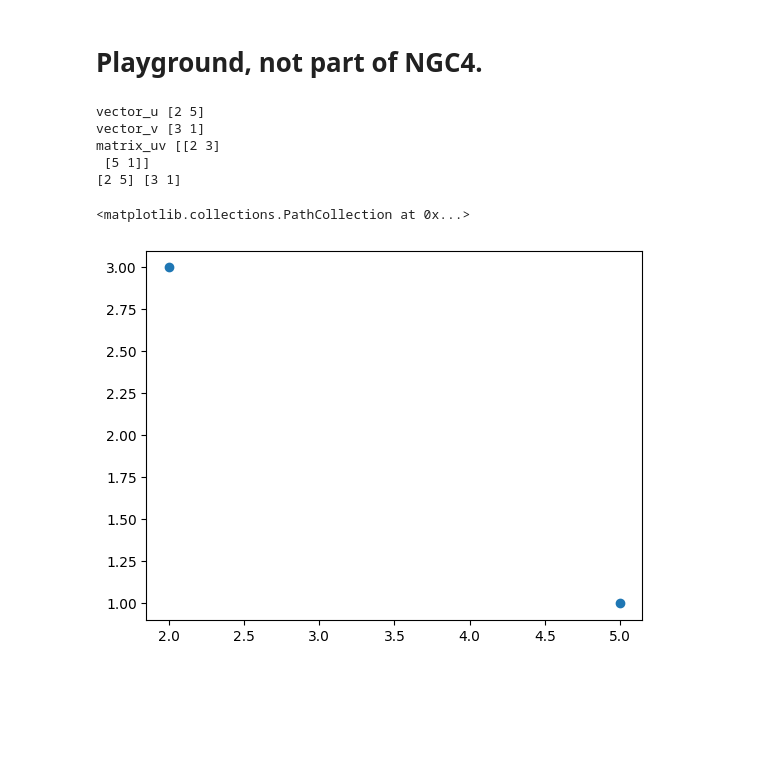
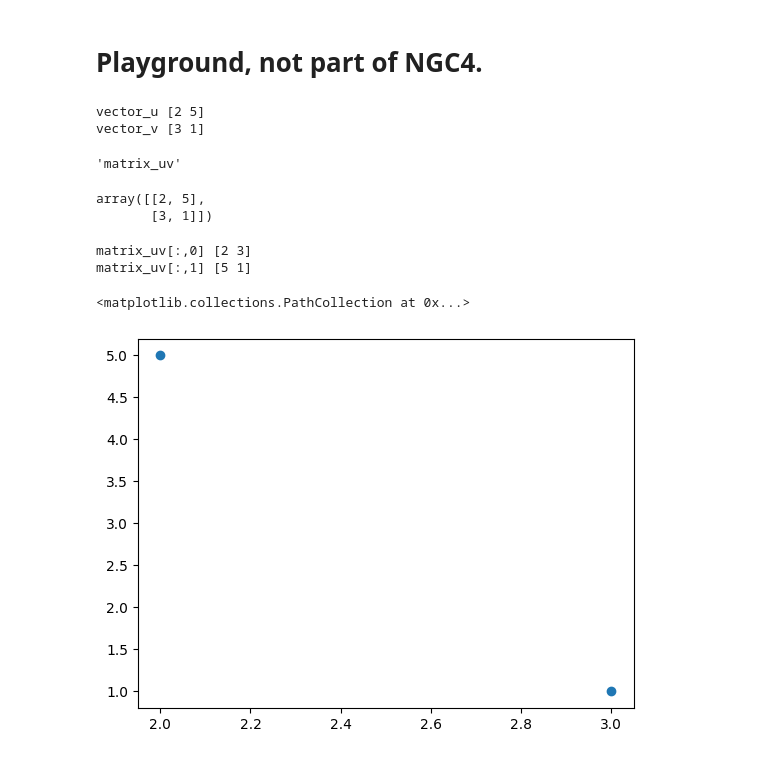
Before and after one commit to jasonrichdarmawan/hacktiv8-ftds-fase0, a Jupyter notebook: week02_day01/h8dsft_Linear_Algebra1/h8dsft_Linear_Algebra1.ipynb, the cells around one changed output. Drawn from its saved outputs; the diff is of its cells as text; code cells hidden in the pictures; blank space fills up the shorter version.

```diff
--- a/week02_day01/h8dsft_Linear_Algebra1/h8dsft_Linear_Algebra1.ipynb
+++ b/week02_day01/h8dsft_Linear_Algebra1/h8dsft_Linear_Algebra1.ipynb
@@ -64,14 +65,17 @@ array([[2, 5],
 # %%
 print("vector_u", vector_u)
 print("vector_v", vector_v)
-print("matrix_uv",matrix_uv)
-print(matrix_uv[:,0], matrix_uv[:,1])
-plt.scatter(vector_u, vector_v)
+display("matrix_uv", matrix_uv)
+print("matrix_uv[:,0]", matrix_uv[:,0])
+print("matrix_uv[:,1]", matrix_uv[:,1])
+plt.scatter(matrix_uv[:,0], matrix_uv[:,1])
 # %% [output]
 vector_u [2 5]
 vector_v [3 1]
-matrix_uv [[2 3]
- [5 1]]
-[2 5] [3 1]
-<matplotlib.collections.PathCollection at 0x...>
+'matrix_uv'
+array([[2, 5],
+       [3, 1]])
+matrix_uv[:,0] [2 3]
+matrix_uv[:,1] [5 1]
+<matplotlib.collections.PathCollection at 0x...>
-[figure, old version]
+[figure, new version]
```
Also changed, not shown: parts of 2 cells of this notebook.
